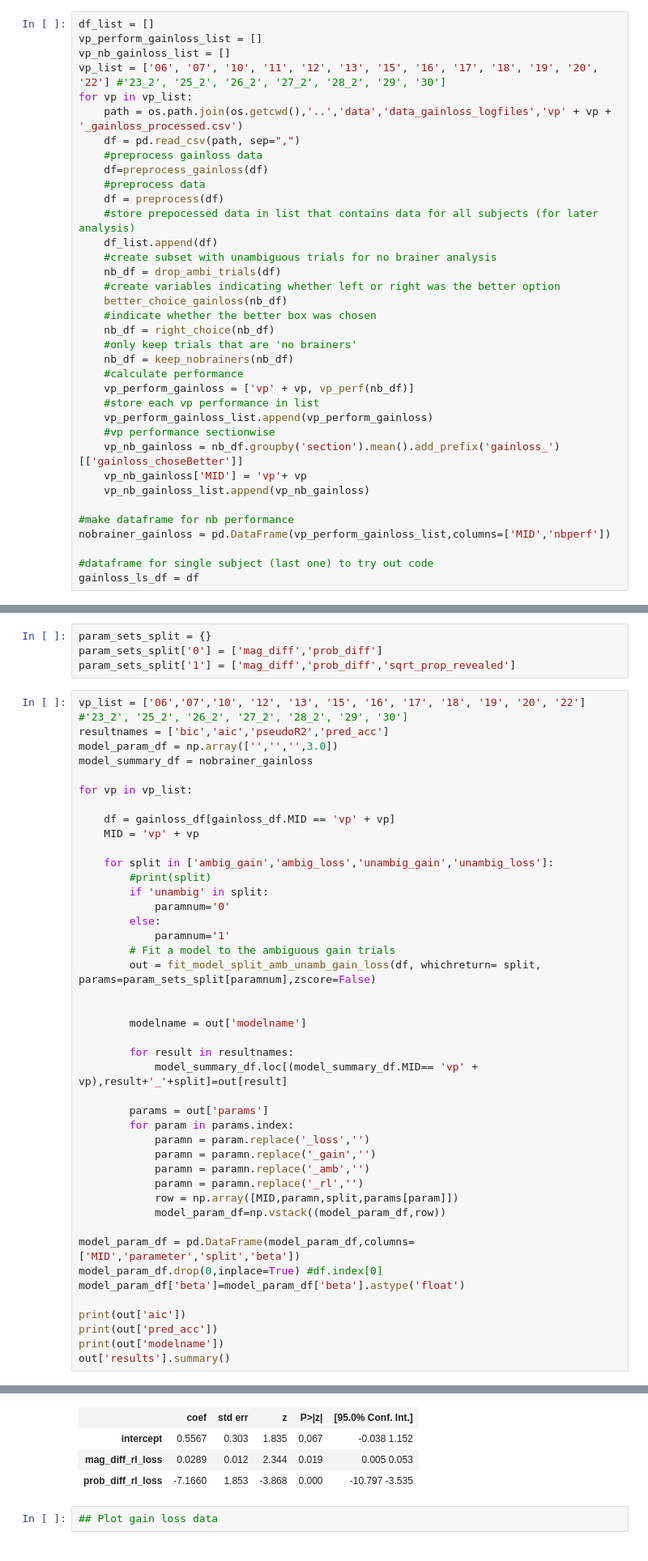
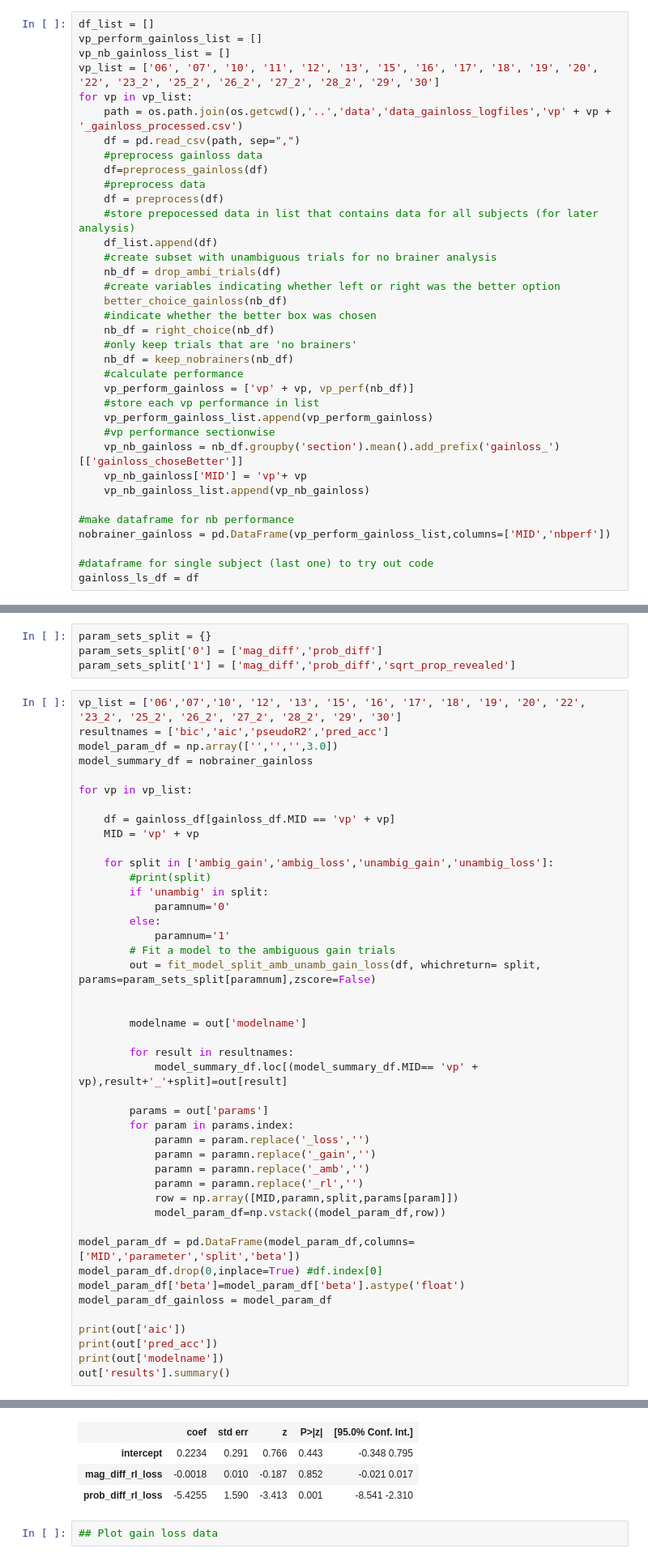
Before and after one commit to crgagne/ambi_gain_loss_shock, a Jupyter notebook: notebooks/Logistic_Regression.ipynb, the cells around one changed output, grey strips where cells are left out. Shown at 81% size. Drawn from its saved outputs; the diff is of its cells as text.

```diff
--- a/notebooks/Logistic_Regression.ipynb
+++ b/notebooks/Logistic_Regression.ipynb
@@ -121,7 +102,7 @@ def plot_params(df,stripplot=False,outlier_cutoff=None):
 df_list = []
 vp_perform_gainloss_list = []
 vp_nb_gainloss_list = []
-vp_list = ['06', '07', '10', '11', '12', '13', '15', '16', '17', '18', '19', '20', '22'] #'23_2', '25_2', '26_2', '27_2', '28_2', '29', '30']
+vp_list = ['06', '07', '10', '11', '12', '13', '15', '16', '17', '18', '19', '20', '22', '23_2', '25_2', '26_2', '27_2', '28_2', '29', '30']
 for vp in vp_list:
     path = os.path.join(os.getcwd(),'..','data','data_gainloss_logfiles','vp' + vp + '_gainloss_processed.csv')
     df = pd.read_csv(path, sep=",")
@@ -185,7 +208,7 @@ param_sets_split = {}
 param_sets_split['0'] = ['mag_diff','prob_diff']
 param_sets_split['1'] = ['mag_diff','prob_diff','sqrt_prop_revealed']
 # %%
-vp_list = ['06','07','10', '12', '13', '15', '16', '17', '18', '19', '20', '22'] #'23_2', '25_2', '26_2', '27_2', '28_2', '29', '30']
+vp_list = ['06','07','10', '12', '13', '15', '16', '17', '18', '19', '20', '22', '23_2', '25_2', '26_2', '27_2', '28_2', '29', '30']
 resultnames = ['bic','aic','pseudoR2','pred_acc']
 model_param_df = np.array(['','','',3.0])
 model_summary_df = nobrainer_gainloss
@@ -222,6 +245,7 @@ for vp in vp_list:
 model_param_df = pd.DataFrame(model_param_df,columns=['MID','parameter','split','beta'])
 model_param_df.drop(0,inplace=True) #df.index[0]
 model_param_df['beta']=model_param_df['beta'].astype('float')
+model_param_df_gainloss = model_param_df
 
 print(out['aic'])
 print(out['pred_acc'])
@@ -242,7 +266,7 @@ Logit Regression Results
 |  | coef | std err | z | P>|z| | [95.0% Conf. Int.] |
-| intercept | 0.5567 | 0.303 | 1.835 | 0.067 | -0.038 1.152 |
-| mag_diff_rl_loss | 0.0289 | 0.012 | 2.344 | 0.019 | 0.005 0.053 |
-| prob_diff_rl_loss | -7.1660 | 1.853 | -3.868 | 0.000 | -10.797 -3.535 |
+| intercept | 0.2234 | 0.291 | 0.766 | 0.443 | -0.348 0.795 |
+| mag_diff_rl_loss | -0.0018 | 0.010 | -0.187 | 0.852 | -0.021 0.017 |
+| prob_diff_rl_loss | -5.4255 | 1.590 | -3.413 | 0.001 | -8.541 -2.310 |
 # %%
 ## Plot gain loss data
 # %%
```
Also changed, not shown: parts of 22 cells of this notebook, 8 other files.
